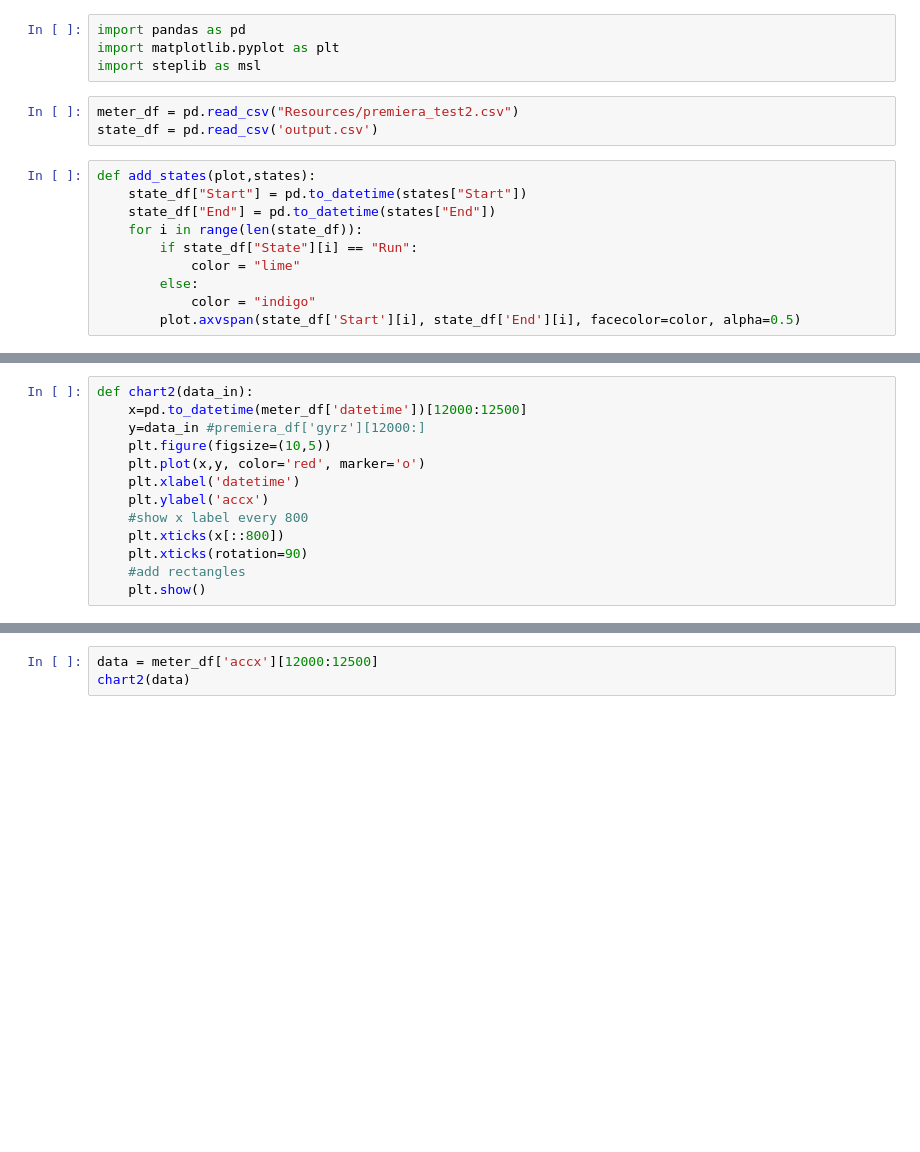
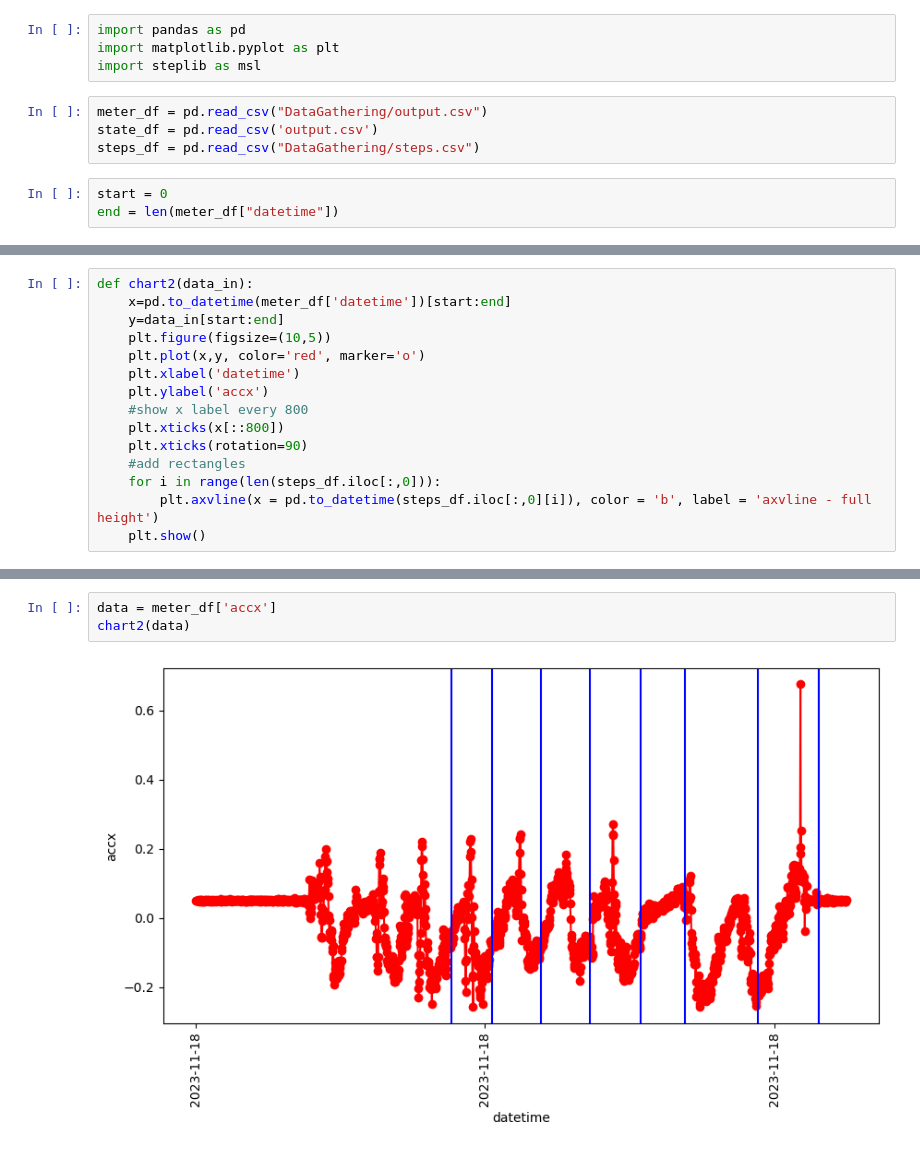
Before and after one commit to LaubertF/SheepRunDetection, a Jupyter notebook: StepDetection.ipynb, the cells around one changed output, grey strips where cells are left out. Drawn from its saved outputs; the diff is of its cells as text; blank space fills up the shorter version.

Commit message:
with steps marks

```diff
--- a/StepDetection.ipynb
+++ b/StepDetection.ipynb
@@ -3,17 +3,11 @@ import pandas as pd
 import matplotlib.pyplot as plt
 import steplib as msl
 # %%
-meter_df = pd.read_csv("Resources/premiera_test2.csv")
+meter_df = pd.read_csv("DataGathering/output.csv")
 state_df = pd.read_csv('output.csv')
+steps_df = pd.read_csv("DataGathering/steps.csv")
 # %%
-def add_states(plot,states):
-    state_df["Start"] = pd.to_datetime(states["Start"])
-    state_df["End"] = pd.to_datetime(states["End"])
-    for i in range(len(state_df)):
-        if state_df["State"][i] == "Run":
-            color = "lime"
-        else:
-            color = "indigo"
-        plot.axvspan(state_df['Start'][i], state_df['End'][i], facecolor=color, alpha=0.5)
+start = 0
+end = len(meter_df["datetime"])
 # %%
 def chart(data_in, states):
@@ -32,8 +26,8 @@ def chart(data_in, states):
     plt.show()
 # %%
 def chart2(data_in):
-    x=pd.to_datetime(meter_df['datetime'])[12000:12500]
-    y=data_in #premiera_df['gyrz'][12000:]
+    x=pd.to_datetime(meter_df['datetime'])[start:end]
+    y=data_in[start:end]
     plt.figure(figsize=(10,5))
     plt.plot(x,y, color='red', marker='o')
     plt.xlabel('datetime')
@@ -42,4 +36,6 @@ def chart2(data_in):
     plt.xticks(x[::800])
     plt.xticks(rotation=90)
     #add rectangles
+    for i in range(len(steps_df.iloc[:,0])):
+        plt.axvline(x = pd.to_datetime(steps_df.iloc[:,0][i]), color = 'b', label = 'axvline - full height')
     plt.show()
@@ -46,6 +46,8 @@ def chart2(data_in):
 # %%
-data = meter_df['accx'][12000:12500]
+data = meter_df['accx']
 chart2(data)
+# %% [output]
+[figure, added]
 # %%
 #apply filter 0.0158467315853596	0.0457943754888393	0.121235976281198	0.200244477464560	0.233756878360087	0.200244477464560	0.121235976281198	0.0457943754888393	0.0158467315853596
 data = msl.apply_filter(data, [0.0158467315853596,0.0457943754888393,0.121235976281198,0.200244477464560,0.233756878360087,0.200244477464560,0.121235976281198,0.0457943754888393,0.0158467315853596])
```
Also changed, not shown: parts of 6 cells of this notebook, 3 other files.
